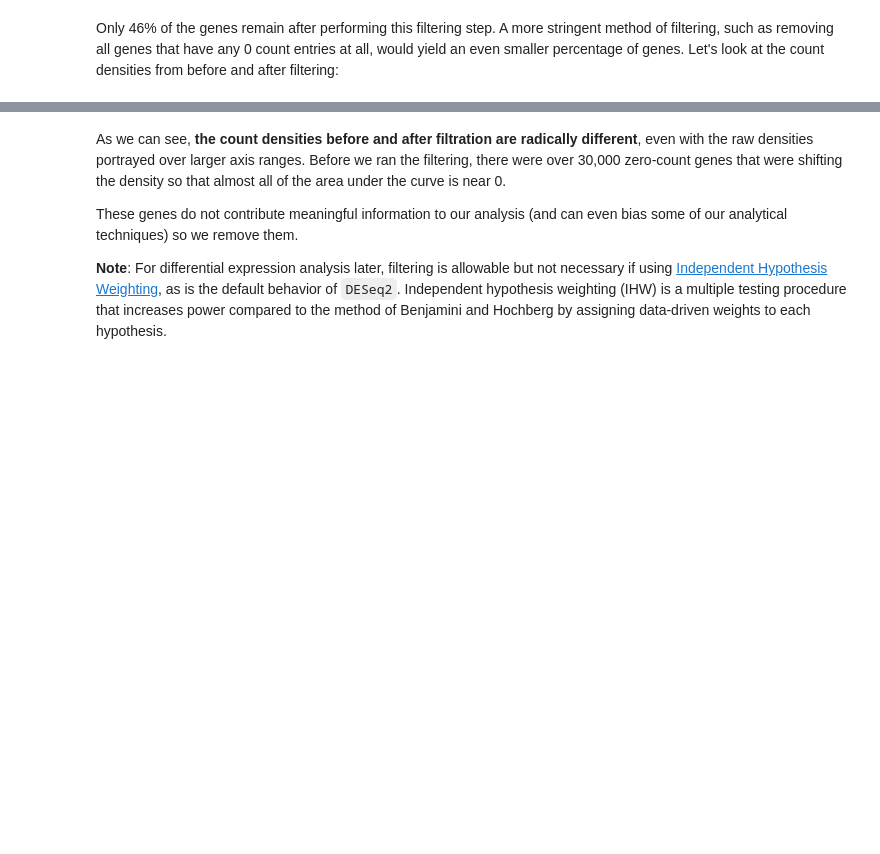
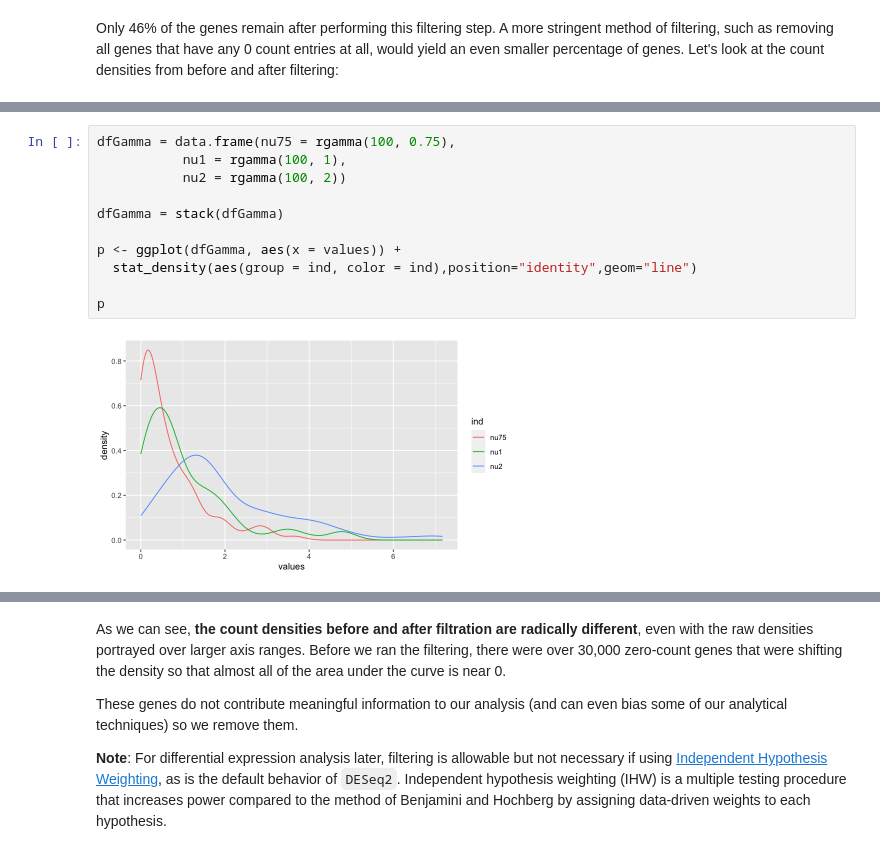
Before and after one commit to compbiocore/rnaseq_workshop_2021, a Jupyter notebook: deseq_1.ipynb, the cells around one changed output, grey strips where cells are left out. Drawn from its saved outputs; the diff is of its cells as text; blank space fills up the shorter version.

```diff
--- a/deseq_1.ipynb
+++ b/deseq_1.ipynb
@@ -255,0 +292,13 @@ Only 46% of the genes remain after performing this filtering step. A more string
+# %%
+dfGamma = data.frame(nu75 = rgamma(100, 0.75),
+           nu1 = rgamma(100, 1),
+           nu2 = rgamma(100, 2))
+
+dfGamma = stack(dfGamma)
+
+p <- ggplot(dfGamma, aes(x = values)) +
+  stat_density(aes(group = ind, color = ind),position="identity",geom="line")
+
+p
+# %% [output]
+[figure, added]
```
Also changed, not shown: parts of 100 cells of this notebook.
